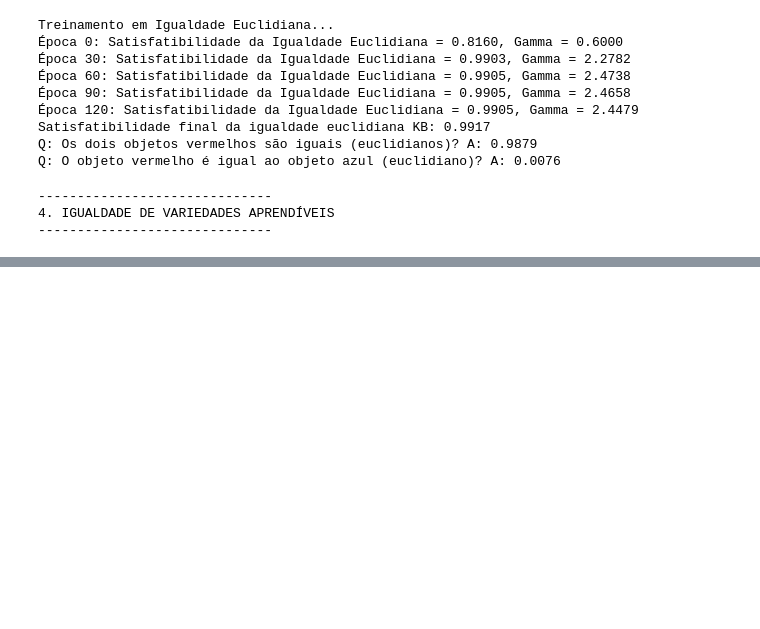
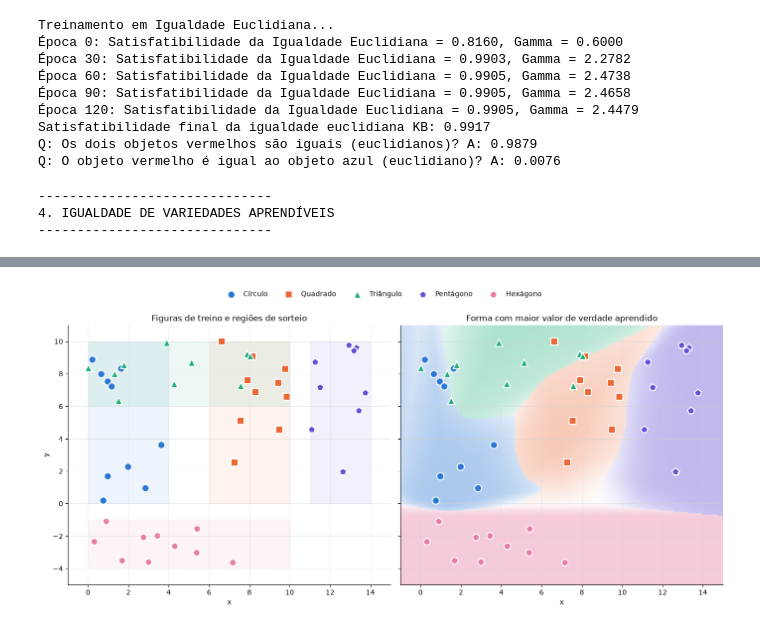
Before and after one commit to RomarioAndrade/Trabalho_LTNtorch_FIA, a Jupyter notebook: Trabalho_FIA_LTN.ipynb, the cells around one changed output, grey strips where cells are left out. Drawn from its saved outputs; the diff is of its cells as text; code cells hidden in the pictures; blank space fills up the shorter version.

```diff
--- a/Trabalho_FIA_LTN.ipynb
+++ b/Trabalho_FIA_LTN.ipynb
@@ -440,10 +440,6 @@ print("="*60)
 #
 # 8. Todo círculo tem algum pentágono à sua direita:
 #    ∀x (Circle(x) → ∃y (Pentagon(y) ∧ LeftOf(x,y)))
-#
-# TAREFA DO ALUNO: Estenda esta base de conhecimento com novos axiomas! Ex:
-# - ∀x ∀y (Square(x) ∧ Triangle(y) → ¬Overlaps(x,y))
-# - Adicione atributos (nº de lados, área) ao vetor de cada figura
 # ==============================================================================
 
 # 1. GERAÇÃO DE DADOS — cada forma em uma região do plano: (escala, deslocamento)
@@ -580,7 +576,7 @@ def test_geometrical_model():
     print(f"Q7: Quadrado à esquerda do pentágono? Valor: {left_of(s1, p1).value.item():.4f}")
     print(f"Q8: Círculo acima do hexágono? Valor: {above(c1, h1).value.item():.4f}")
 
-train_geometrical_model(epochs=300)
+geo_data = train_geometrical_model(epochs=300)
 test_geometrical_model()
 # %% [output]
 ============================================================
@@ -602,0 +599,62 @@ Q8: Círculo acima do hexágono? Valor: 0.9997
+# %%
+# ==============================================================================
+# VISUALIZAÇÃO DAS FORMAS GEOMÉTRICAS
+# ==============================================================================
+# Esquerda: as figuras de treino no plano 2D, cada uma com o próprio formato,
+#           e a região de onde cada forma é sorteada (SHAPE_REGIONS).
+# Direita: o que os predicados aprenderam. Cada ponto do plano recebe a cor da
+#          forma com maior valor de verdade; quanto mais forte a cor, maior o valor.
+from matplotlib.colors import to_rgb
+from matplotlib.patches import Rectangle
+
+SHAPE_STYLE = {
+    # nome: (rótulo, marcador, cor)
+    "circle":   ("Círculo",   "o", "#2a78d6"),
+    "square":   ("Quadrado",  "s", "#eb6834"),
+    "triangle": ("Triângulo", "^", "#1baf7a"),
+    "pentagon": ("Pentágono", "p", "#6250d6"),
+    "hexagon":  ("Hexágono",  "h", "#e87ba4"),
+}
+
+x_min, x_max, y_min, y_max = -1.0, 15.0, -5.0, 11.0
+gx, gy = np.meshgrid(np.linspace(x_min, x_max, 200), np.linspace(y_min, y_max, 200))
+grid = torch.tensor(np.stack([gx.ravel(), gy.ravel()], axis=1), dtype=torch.float32, device=ltn.device)
+
+with torch.no_grad():
+    grid_var = ltn.Variable("grid", grid)
+    truth = torch.stack([shape_preds[name](grid_var).value for name in SHAPE_STYLE], dim=-1).cpu().numpy()
+
+winner = truth.argmax(axis=-1).reshape(gx.shape)
+confidence = truth.max(axis=-1).reshape(gx.shape)
+colors = np.array([to_rgb(color) for _, _, color in SHAPE_STYLE.values()])
+learned_map = np.concatenate([colors[winner], (0.4 * confidence)[..., None]], axis=-1)
+
+fig, (ax_data, ax_learned) = plt.subplots(1, 2, figsize=(14, 6.5), sharex=True, sharey=True)
+
+for name, (label, marker, color) in SHAPE_STYLE.items():
+    (sx, sy), (ox, oy) = SHAPE_REGIONS[name]
+    ax_data.add_patch(Rectangle((ox, oy), sx, sy, facecolor=color, alpha=0.08,
+                                edgecolor=color, linestyle="--", linewidth=1))
+
+ax_learned.imshow(learned_map, origin="lower", extent=(x_min, x_max, y_min, y_max), aspect="auto", zorder=0)
+
+for ax in (ax_data, ax_learned):
+    for name, (label, marker, color) in SHAPE_STYLE.items():
+        pts = geo_data[name].cpu().numpy()
+        ax.scatter(pts[:, 0], pts[:, 1], marker=marker, s=110, c=color,
+                   edgecolors="white", linewidths=1.5, label=label, zorder=3)
+    ax.set_xlim(x_min, x_max)
+    ax.set_ylim(y_min, y_max)
+    ax.set_xlabel("x")
+    ax.grid(color="#d0d0d0", linewidth=0.5, alpha=0.6, zorder=1)
+    ax.spines[["top", "right"]].set_visible(False)
+
+ax_data.set_ylabel("y")
+ax_data.set_title("Figuras de treino e regiões de sorteio")
+ax_learned.set_title("Forma com maior valor de verdade aprendido")
+handles, labels = ax_data.get_legend_handles_labels()
+fig.legend(handles, labels, loc="upper center", ncol=len(SHAPE_STYLE), frameon=False, bbox_to_anchor=(0.5, 1.02))
+plt.tight_layout(rect=(0, 0, 1, 0.95))
+plt.show()
+# %% [output]
+[figure, added]
```
Also changed, not shown: parts of 3 cells of this notebook.
